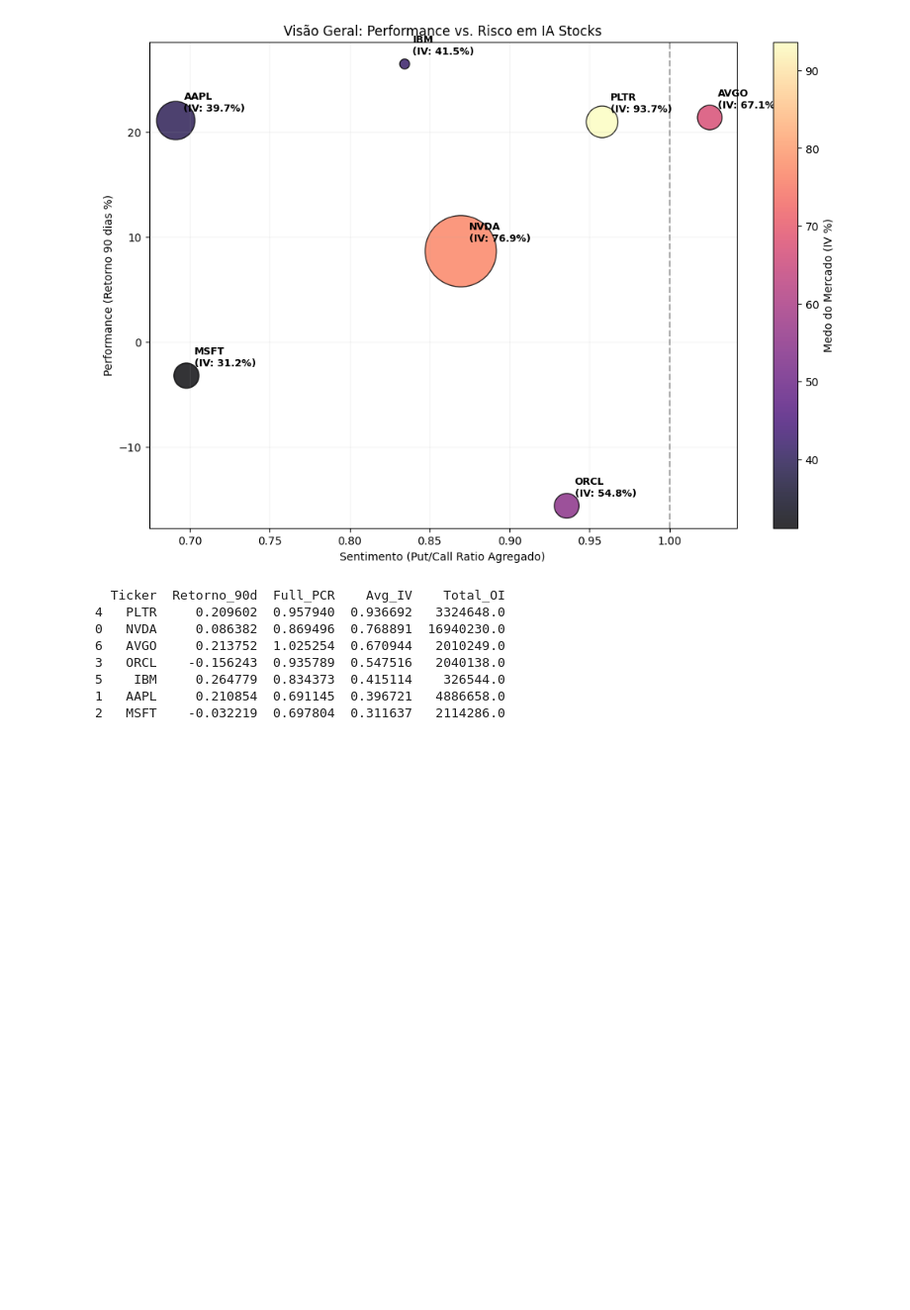
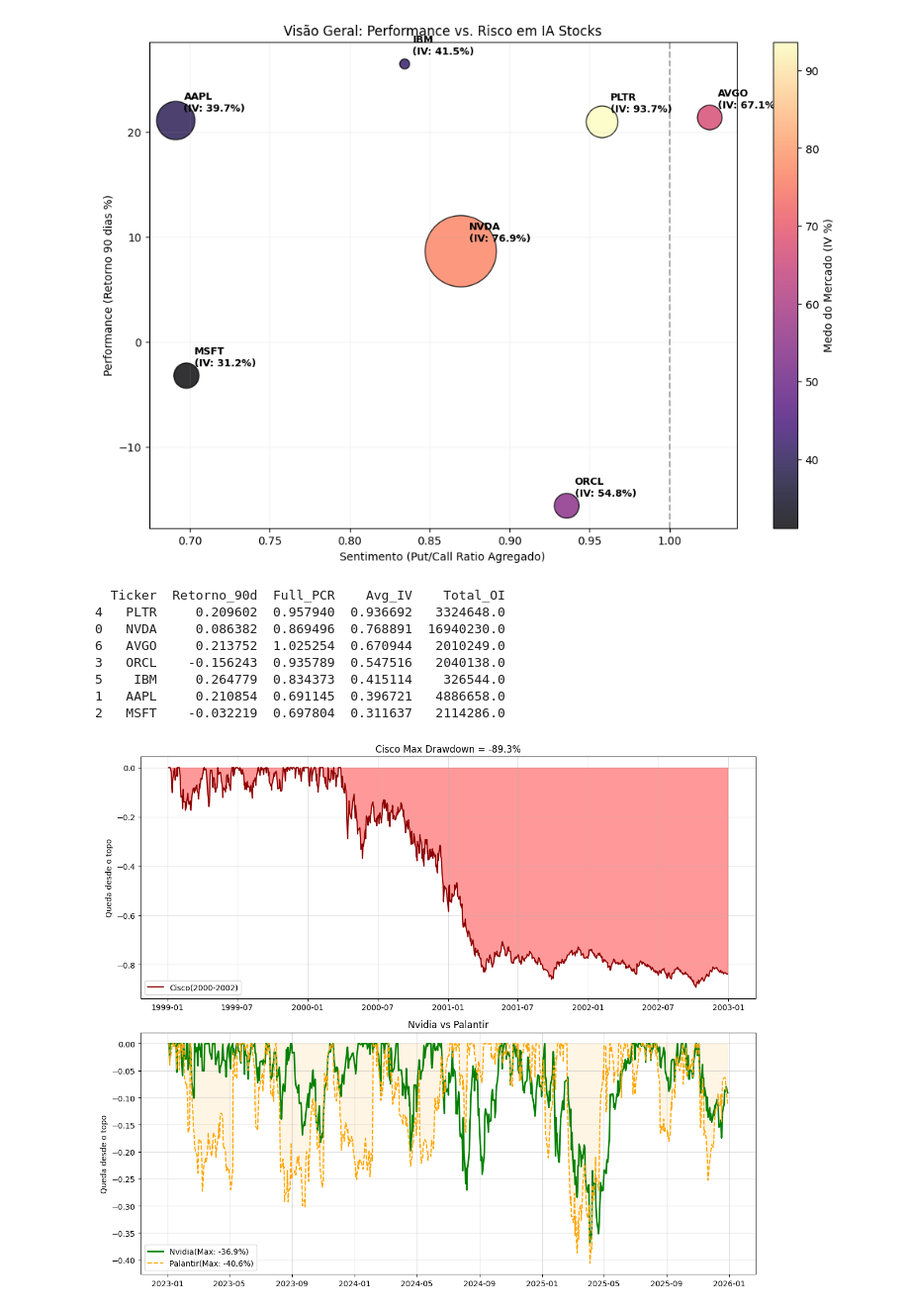
Before and after one commit to GuilhermeMP-prog/Dev.ensinaG4, a Jupyter notebook: main.ipynb, the cells around one changed output. Shown at 99% size. Cells and saved outputs as stored; diff of their text form; code cells hidden in the pictures; blank space fills up the shorter version.

Commit message:
Adicionando drawdown

```diff
--- a/main.ipynb
+++ b/main.ipynb
@@ -1419,3 +1421,59 @@ Buscando dados de AVGO...
 5    IBM     0.264779  0.834373  0.415114    326544.0
 1   AAPL     0.210854  0.691145  0.396721   4886658.0
 2   MSFT    -0.032219  0.697804  0.311637   2114286.0
+# %%
+
+# Função pra calcular a série de drawdown e o drawdown máximo
+def calculo_drawdown(series_precos):
+
+    # Calcula o preço máximo acumulado até hoje
+    maximo_acumulado = series_precos.cummax()
+
+    # Calcula a queda percentual em relação ao topo
+    drawdown = series_precos/maximo_acumulado - 1
+
+    # Pico máximo de queda
+    drawdown_maximo = drawdown.min()
+
+    return drawdown, drawdown_maximo
+
+# Vamos baixar os dados do período da crise .com desde 1999 para ter o topo bem definido focando na queda 2000-2002
+
+cisco = get_close_series('CSCO', '1999-01-01','2002-12-31')
+
+# Para o período atual, focamos na Nvidia e na Palantir.
+# Só faz sentido se pegarmos os dados pós lançamento do amigão gepeto em 22
+
+nvidia = get_close_series   ('NVDA', '2023-01-01', None)
+palantir = get_close_series('PLTR','2023-01-01', None)
+
+# Calculos
+drawdown_cisco, max_drawdown_cisco = calculo_drawdown(cisco)
+drawdown_nvidia, max_drawdown_nvidia = calculo_drawdown(nvidia)
+drawdown_palantir, max_drawdown_palantir = calculo_drawdown(palantir)
+
+# Plotagem do gráfico submarino
+fig, (ax1, ax2) = plt.subplots(2, 1, figsize= (12,10))
+
+# Benchmark histórico(Cisco)
+ax1.fill_between(drawdown_cisco.index, drawdown_cisco, color='red', alpha=0.4)
+ax1.plot(drawdown_cisco.index, drawdown_cisco, color='darkred', label=f'Cisco(2000-2002)')
+ax1.set_title(f'Cisco Max Drawdown = {max_drawdown_cisco:.1%}')
+ax1.set_ylabel('Queda desde o topo')
+ax1.grid(True, alpha = 0.4)
+ax1.legend()
+
+# Cenário atual(Nvidia vs Palantir)
+ax2.plot(drawdown_nvidia.index, drawdown_nvidia, label = f'Nvidia(Max: {max_drawdown_nvidia:.1%})', color = 'green', linewidth=2)
+ax2.plot(drawdown_palantir.index, drawdown_palantir, label = f'Palantir(Max: {max_drawdown_palantir:.1%})', color='orange', linestyle='--')
+ax2.fill_between(drawdown_palantir.index, drawdown_palantir, color = 'orange', alpha = 0.1)
+
+ax2.set_title('Nvidia vs Palantir')
+ax2.set_ylabel('Queda desde o topo')
+ax2.grid(True, alpha = 0.4)
+ax2.legend()
+
+plt.tight_layout()
+plt.show()
+# %% [output]
+[figure, added]
```
Also changed, not shown: parts of 2 cells of this notebook.
